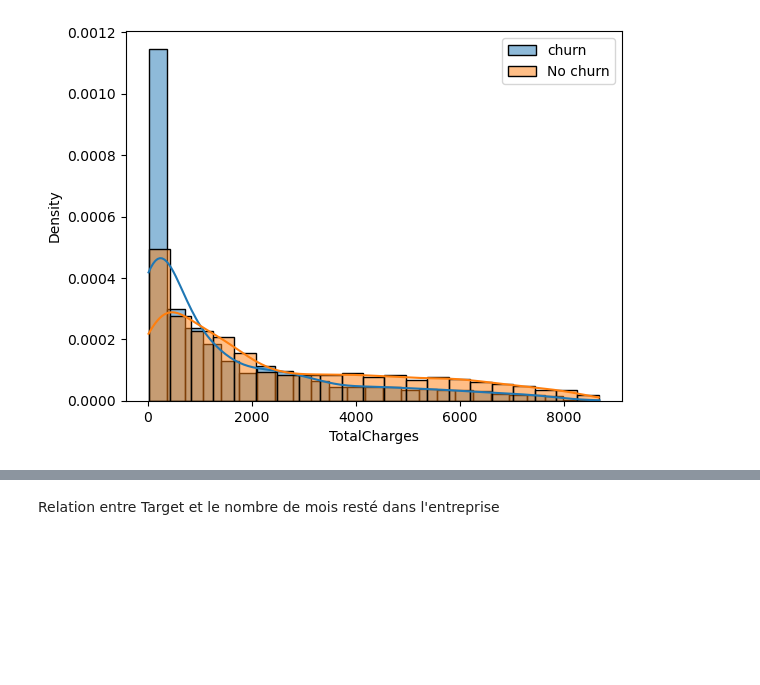
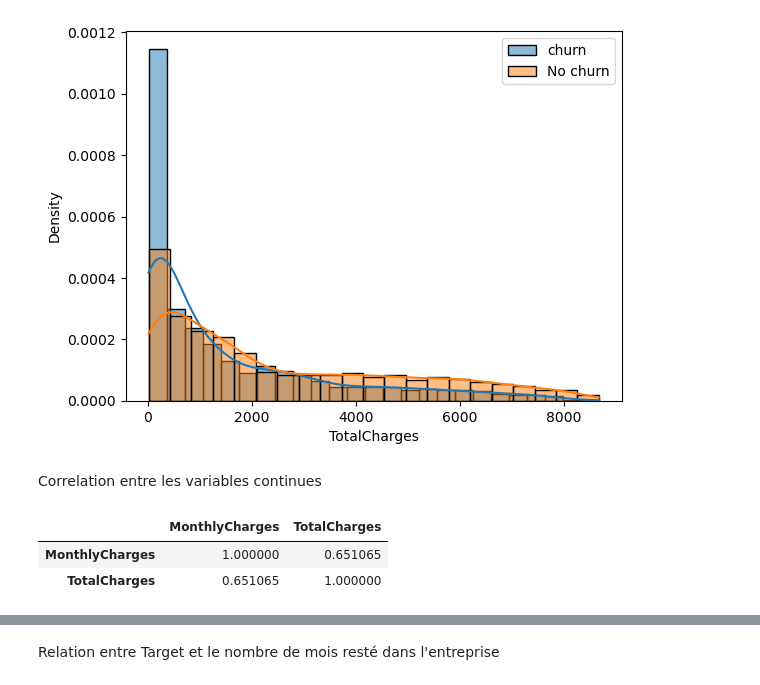
Before and after one commit to Soilah98/Supervised_Learning, a Jupyter notebook: projet_client_churn/projet_client_churn.ipynb, the cells around one changed output, grey strips where cells are left out. Drawn from its saved outputs; the diff is of its cells as text; code cells hidden in the pictures; blank space fills up the shorter version.

Commit message:
mise du code, ,j'ai dans le modele les variables les plus significatives

```diff
--- a/projet_client_churn/projet_client_churn.ipynb
+++ b/projet_client_churn/projet_client_churn.ipynb
@@ -126,3 +184,14 @@ for col in df.select_dtypes('float'):    # mettre ce graphique en subplot
 # %% [output]
 [figure]
 [figure]
+# %% [markdown]
+Correlation entre les variables continues
+# %%
+variable_continue = df.select_dtypes('float').columns.tolist()
+df_con = df[variable_continue]
+corr = df_con.corr(method = 'pearson')
+corr
+# %% [output]
+|  | MonthlyCharges | TotalCharges |
+| MonthlyCharges | 1.000000 | 0.651065 |
+| TotalCharges | 0.651065 | 1.000000 |
```
Also changed, not shown: parts of 38 cells of this notebook.
